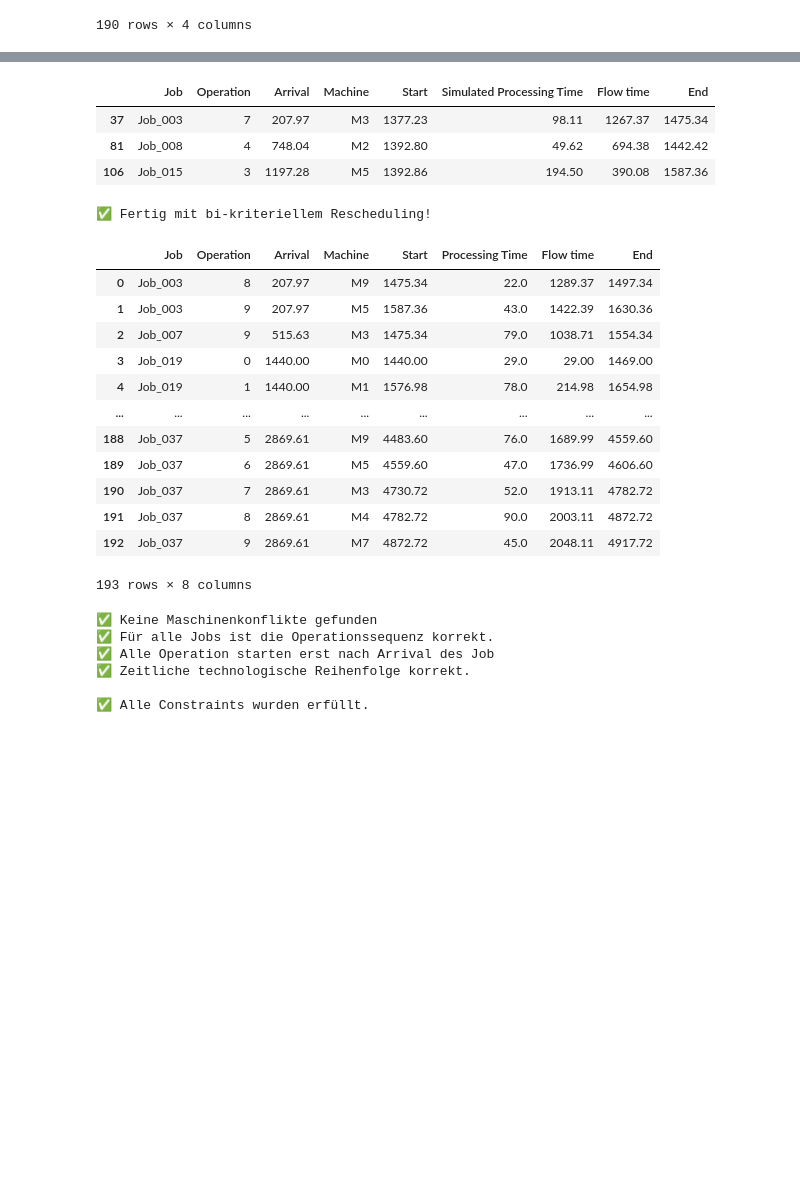
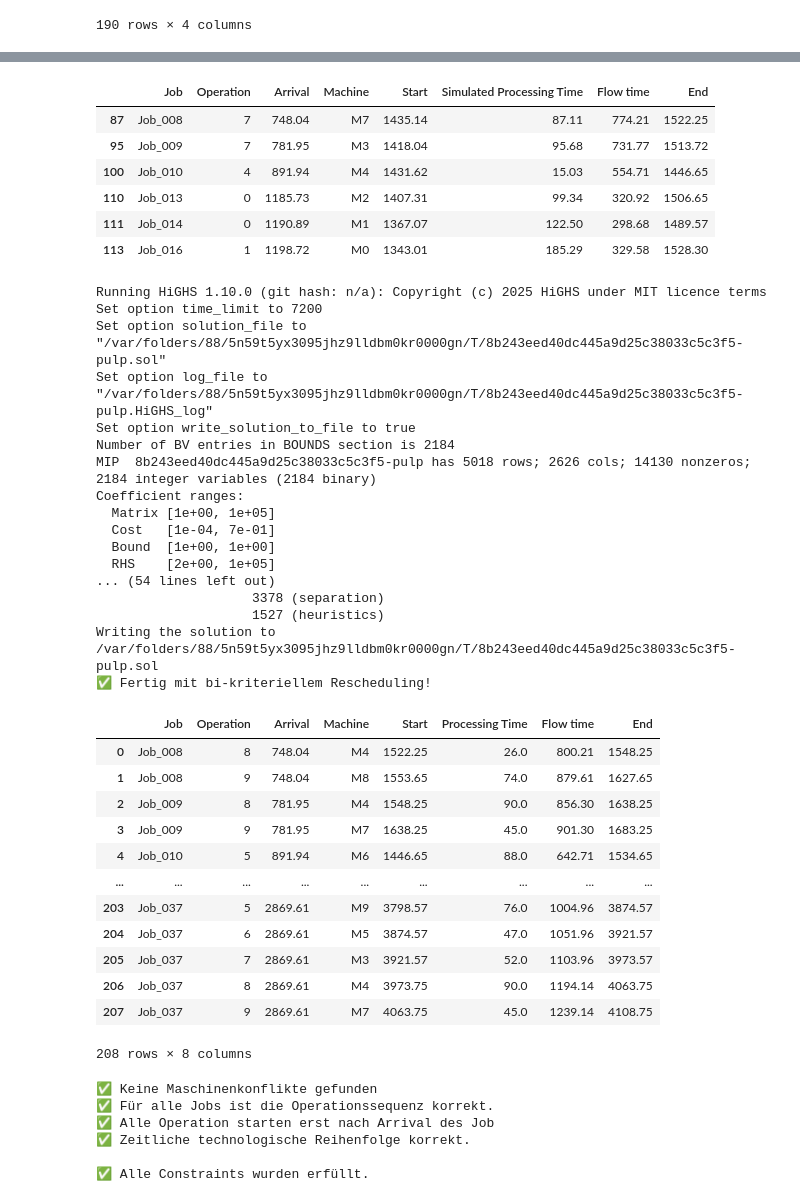
Before and after one commit to konrad-adamski/HTWD_JSSP, a Jupyter notebook: 02_Mai/05_Rescheduling with Deviation (vgl Wu).ipynb, the cells around one changed output, grey strips where cells are left out. Cells and saved outputs as stored; diff of their text form; code cells hidden in the pictures; blank space fills up the shorter version.

```diff
--- a/02_Mai/05_Rescheduling with Deviation (vgl Wu).ipynb
+++ b/02_Mai/05_Rescheduling with Deviation (vgl Wu).ipynb
@@ -102,6 +102,6 @@ df_times
 | 37 | Job_037 | 2869.61 |
 38 rows × 2 columns
 # %%
-solver_limit = 60*25
+solver_limit = 60*60*2  #2h
 solver_limit
 # %% [output]
@@ -287,9 +312,12 @@ df_execution_important = rp_proced.get_operations_running_into_day(df_execution,
 df_execution_important
 # %% [output]
 |  | Job | Operation | Arrival | Machine | Start | Simulated Processing Time | Flow time | End |
-| 37 | Job_003 | 7 | 207.97 | M3 | 1377.23 | 98.11 | 1267.37 | 1475.34 |
-| 81 | Job_008 | 4 | 748.04 | M2 | 1392.80 | 49.62 | 694.38 | 1442.42 |
-| 106 | Job_015 | 3 | 1197.28 | M5 | 1392.86 | 194.50 | 390.08 | 1587.36 |
+| 87 | Job_008 | 7 | 748.04 | M7 | 1435.14 | 87.11 | 774.21 | 1522.25 |
+| 95 | Job_009 | 7 | 781.95 | M3 | 1418.04 | 95.68 | 731.77 | 1513.72 |
+| 100 | Job_010 | 4 | 891.94 | M4 | 1431.62 | 15.03 | 554.71 | 1446.65 |
+| 110 | Job_013 | 0 | 1185.73 | M2 | 1407.31 | 99.34 | 320.92 | 1506.65 |
+| 111 | Job_014 | 0 | 1190.89 | M1 | 1367.07 | 122.50 | 298.68 | 1489.57 |
+| 113 | Job_016 | 1 | 1198.72 | M0 | 1343.01 | 185.29 | 329.58 | 1528.30 |
 # %%
 import pandas as pd
 import pulp
@@ -464,29 +492,45 @@ def solve_jssp_bi_criteria_flowtime_deviation_with_fixed_ops(
 # %%
 df_reschedule = solve_jssp_bi_criteria_flowtime_deviation_with_fixed_ops(
     df_jssp = df_jssp_filtered,
     df_arrivals = df_times_filtered,
     df_executed=df_execution_important,
     df_original_plan=df_plan,
     r = 0.3,  # z. B. 30 % Effizienz, 70 % Stabilität
-    solver_time_limit = 60*15,
+    solver_time_limit = solver_limit,
     reschedule_start = 1440
 )
 df_reschedule
 # %% [output]
+Running HiGHS 1.10.0 (git hash: n/a): Copyright (c) 2025 HiGHS under MIT licence terms
+Set option time_limit to 7200
+Set option solution_file to "/var/folders/88/5n59t5yx3095jhz9lldbm0kr0000gn/T/8b243eed40dc445a9d25c38033c5c3f5-pulp.sol"
+Set option log_file to "/var/folders/88/5n59t5yx3095jhz9lldbm0kr0000gn/T/8b243eed40dc445a9d25c38033c5c3f5-pulp.HiGHS_log"
+Set option write_solution_to_file to true
+Number of BV entries in BOUNDS section is 2184
+MIP  8b243eed40dc445a9d25c38033c5c3f5-pulp has 5018 rows; 2626 cols; 14130 nonzeros; 2184 integer variables (2184 binary)
+Coefficient ranges:
+  Matrix [1e+00, 1e+05]
+  Cost   [1e-04, 7e-01]
+  Bound  [1e+00, 1e+00]
+  RHS    [2e+00, 1e+05]
+... (54 lines left out)
+                    3378 (separation)
+                    1527 (heuristics)
+Writing the solution to /var/folders/88/5n59t5yx3095jhz9lldbm0kr0000gn/T/8b243eed40dc445a9d25c38033c5c3f5-pulp.sol
 ✅ Fertig mit bi-kriteriellem Rescheduling!
 |  | Job | Operation | Arrival | Machine | Start | Processing Time | Flow time | End |
-| 0 | Job_003 | 8 | 207.97 | M9 | 1475.34 | 22.0 | 1289.37 | 1497.34 |
-| 1 | Job_003 | 9 | 207.97 | M5 | 1587.36 | 43.0 | 1422.39 | 1630.36 |
-| 2 | Job_007 | 9 | 515.63 | M3 | 1475.34 | 79.0 | 1038.71 | 1554.34 |
-| 3 | Job_019 | 0 | 1440.00 | M0 | 1440.00 | 29.0 | 29.00 | 1469.00 |
-| 4 | Job_019 | 1 | 1440.00 | M1 | 1576.98 | 78.0 | 214.98 | 1654.98 |
+| 0 | Job_008 | 8 | 748.04 | M4 | 1522.25 | 26.0 | 800.21 | 1548.25 |
+| 1 | Job_008 | 9 | 748.04 | M8 | 1553.65 | 74.0 | 879.61 | 1627.65 |
+| 2 | Job_009 | 8 | 781.95 | M4 | 1548.25 | 90.0 | 856.30 | 1638.25 |
+| 3 | Job_009 | 9 | 781.95 | M7 | 1638.25 | 45.0 | 901.30 | 1683.25 |
+| 4 | Job_010 | 5 | 891.94 | M6 | 1446.65 | 88.0 | 642.71 | 1534.65 |
 | ... | ... | ... | ... | ... | ... | ... | ... | ... |
-| 188 | Job_037 | 5 | 2869.61 | M9 | 4483.60 | 76.0 | 1689.99 | 4559.60 |
-| 189 | Job_037 | 6 | 2869.61 | M5 | 4559.60 | 47.0 | 1736.99 | 4606.60 |
-| 190 | Job_037 | 7 | 2869.61 | M3 | 4730.72 | 52.0 | 1913.11 | 4782.72 |
-| 191 | Job_037 | 8 | 2869.61 | M4 | 4782.72 | 90.0 | 2003.11 | 4872.72 |
-| 192 | Job_037 | 9 | 2869.61 | M7 | 4872.72 | 45.0 | 2048.11 | 4917.72 |
+| 203 | Job_037 | 5 | 2869.61 | M9 | 3798.57 | 76.0 | 1004.96 | 3874.57 |
+| 204 | Job_037 | 6 | 2869.61 | M5 | 3874.57 | 47.0 | 1051.96 | 3921.57 |
+| 205 | Job_037 | 7 | 2869.61 | M3 | 3921.57 | 52.0 | 1103.96 | 3973.57 |
+| 206 | Job_037 | 8 | 2869.61 | M4 | 3973.75 | 90.0 | 1194.14 | 4063.75 |
+| 207 | Job_037 | 9 | 2869.61 | M7 | 4063.75 | 45.0 | 1239.14 | 4108.75 |
-193 rows × 8 columns
+208 rows × 8 columns
 # %%
 check.check_all_constraints(df_reschedule)
 # %% [output]
```
Also changed, not shown: parts of 11 cells of this notebook, 4 other files.
